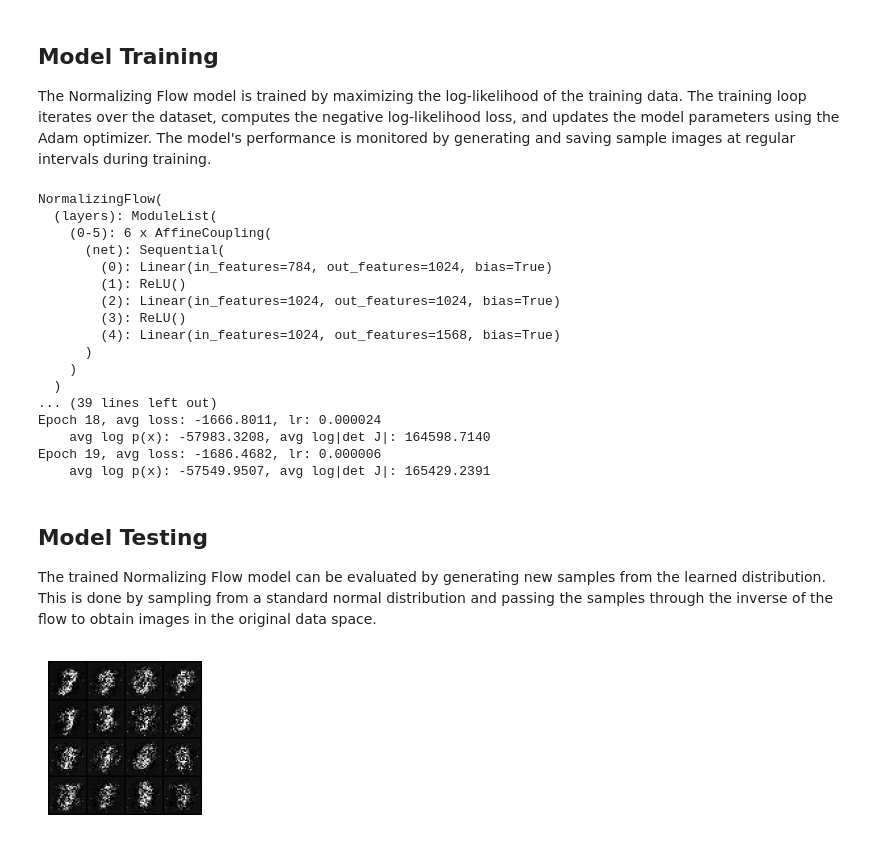
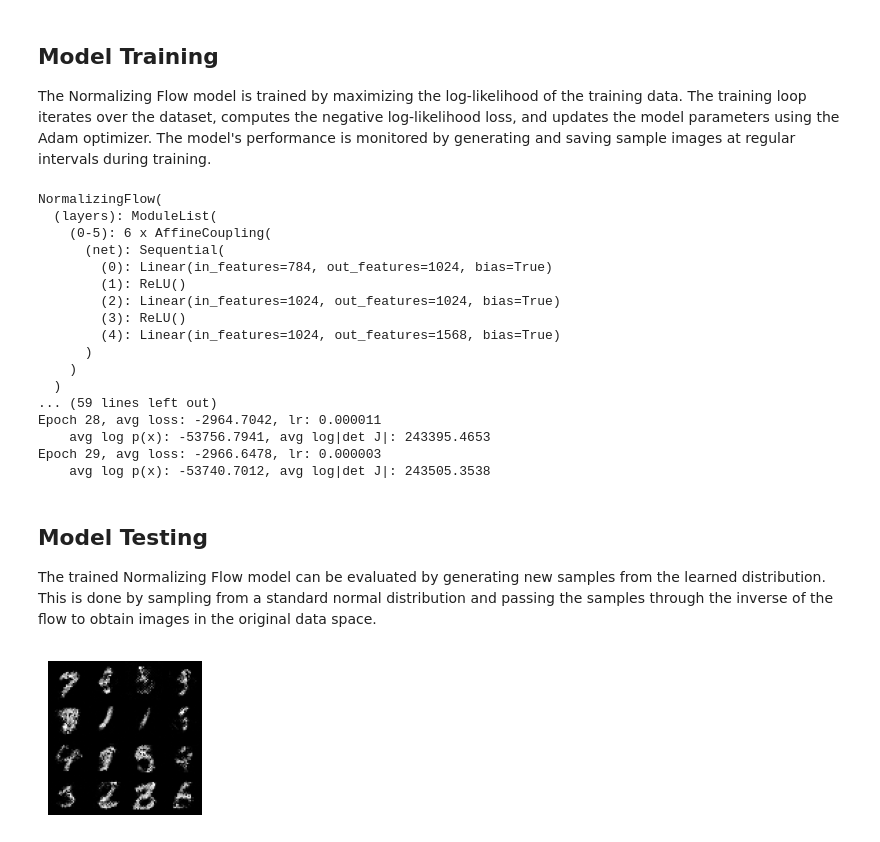
Before and after one commit to roatienza/Deep-Learning-Experiments, a Jupyter notebook: versions/2025/flow/python/normalizing_flow_mnist.ipynb, the cells around one changed output. Drawn from its saved outputs; the diff is of its cells as text; code cells hidden in the pictures.

Commit message:
normalizing flows

```diff
--- a/versions/2025/flow/python/normalizing_flow_mnist.ipynb
+++ b/versions/2025/flow/python/normalizing_flow_mnist.ipynb
@@ -62,8 +62,8 @@ class AffineCoupling(nn.Module):
         )
 
         # initialize last layer weights near zero for stability at start
-        nn.init.normal_(self.net[-1].weight, mean=0.0, std=1e-5)
-        nn.init.zeros_(self.net[-1].bias)
+        #nn.init.normal_(self.net[-1].weight, mean=0.0, std=1e-5)
+        #nn.init.zeros_(self.net[-1].bias)
 
     def forward(self, x: torch.Tensor) -> tuple[torch.Tensor, torch.Tensor]:
         # x shape: (B, dim)
@@ -154,7 +154,7 @@ class NormalizingFlow(nn.Module):
 The Normalizing Flow model is trained by maximizing the log-likelihood of the training data. The training loop iterates over the dataset, computes the negative log-likelihood loss, and updates the model parameters using the Adam optimizer. The model's performance is monitored by generating and saving sample images at regular intervals during training.
 # %%
 device = torch.device("cuda" if torch.cuda.is_available() else "cpu")
-num_epochs = 50
+num_epochs = 30
 batch_size = 64
 lr = 1e-3
 dim = 28 * 28
@@ -223,11 +223,11 @@ NormalizingFlow(
       )
     )
   )
-... (39 lines left out)
-Epoch 18, avg loss: -1666.8011, lr: 0.000024
-    avg log p(x): -57983.3208, avg log|det J|: 164598.7140
-Epoch 19, avg loss: -1686.4682, lr: 0.000006
-    avg log p(x): -57549.9507, avg log|det J|: 165429.2391
+... (59 lines left out)
+Epoch 28, avg loss: -2964.7042, lr: 0.000011
+    avg log p(x): -53756.7941, avg log|det J|: 243395.4653
+Epoch 29, avg loss: -2966.6478, lr: 0.000003
+    avg log p(x): -53740.7012, avg log|det J|: 243505.3538
 # %% [markdown]
 ## Model Testing
 
@@ -235,16 +235,17 @@ The trained Normalizing Flow model can be evaluated by generating new samples fr
 # %%
 model.eval()
 with torch.no_grad():
     samples = model.sample(16, device=device)  # (16, dim)
     imgs = samples.view(-1, 1, 28, 28)
+    imgs = torch.tanh(imgs)
     # imgs = (imgs + 1) / 2.0
     # Clamp to valid range [0, 1] for MNIST
     imgs = torch.clamp(imgs, 0.0, 1.0)
     grid = utils.make_grid(imgs, nrow=4, padding=0, normalize=False)
     # visualize the samples inline (if using Jupyter)
     plt.figure(figsize=(2, 2))
     plt.axis('off')
     plt.imshow(grid.permute(1, 2, 0).cpu().numpy(), cmap='gray')
     plt.show()
 # %% [output]
-[figure, old version]
+[figure, new version]
```
